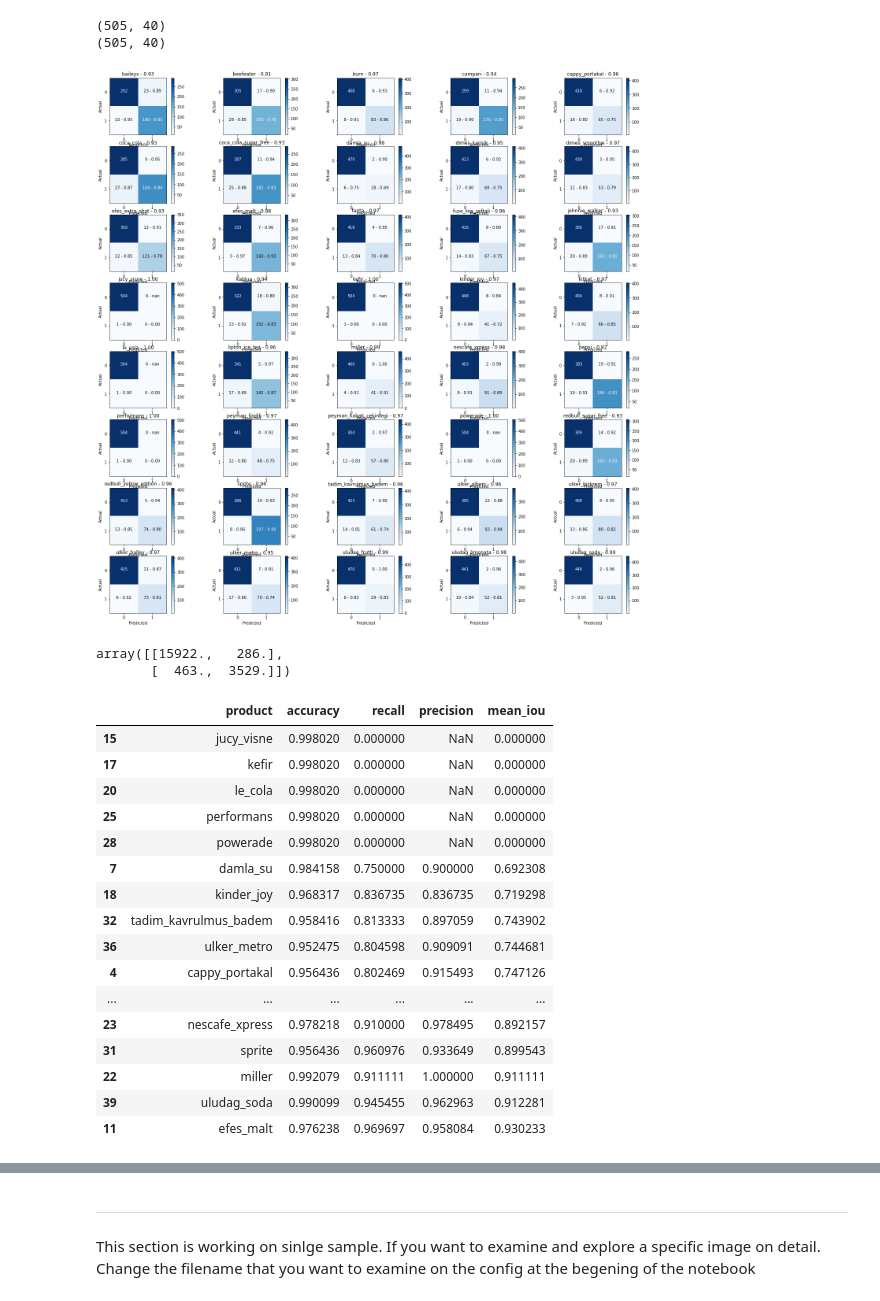
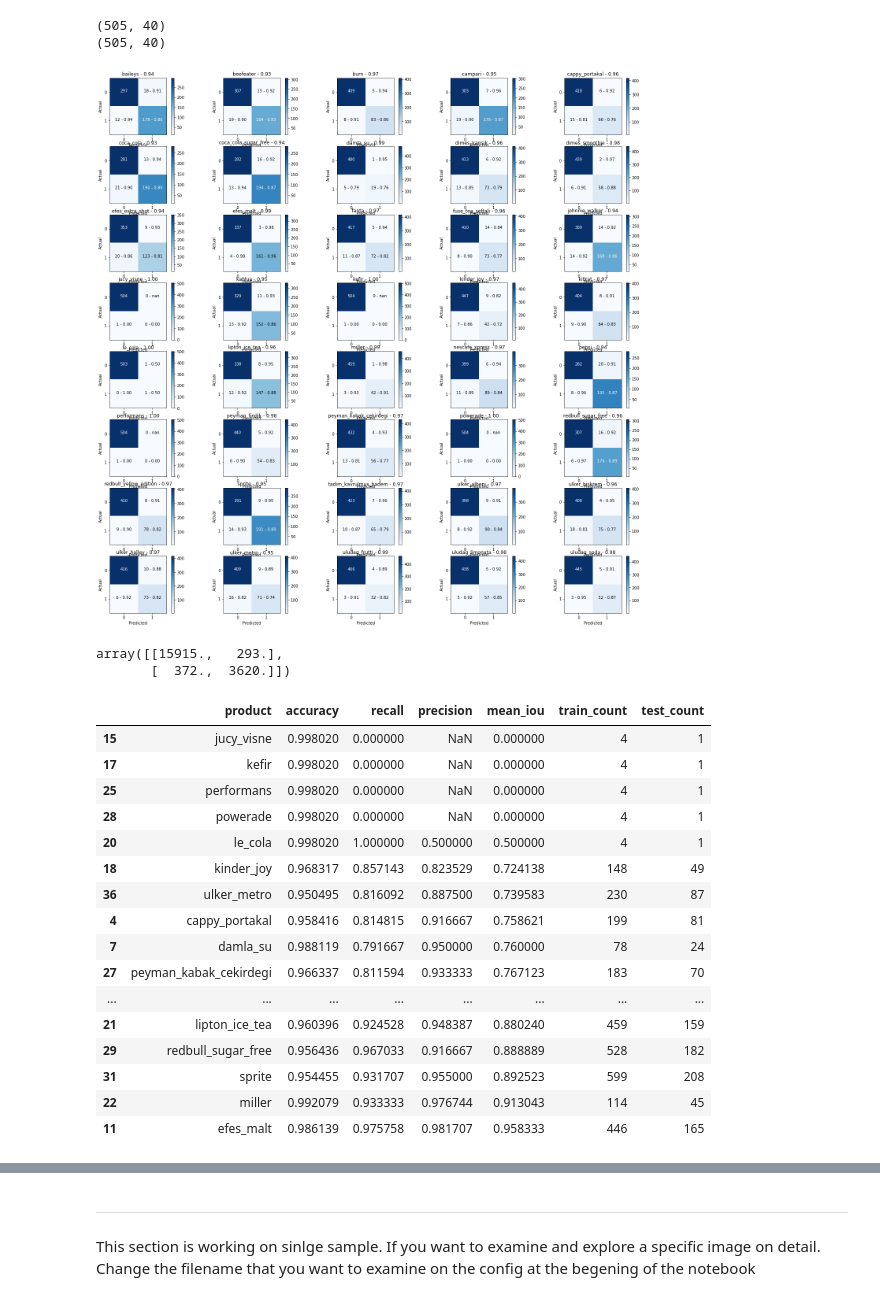
Before and after one commit to hakanonal/minibar, a Jupyter notebook: evaluation.ipynb, the cells around one changed output, grey strips where cells are left out. Cells and saved outputs as stored; diff of their text form; code cells hidden in the pictures.

Commit message:
evaluation of resnet

```diff
--- a/evaluation.ipynb
+++ b/evaluation.ipynb
@@ -8,7 +8,7 @@ _config = {
     'batch_size':1,
     'input_shape_height' : 375,
     'input_shape_width' : 262,
-    'model_filename' : 'output/simple_cnn_classification/model_v1.h5',
+    'model_filename' : 'output/resnet_classification/resnet.h5',
     'test_sample_filename' : 'data/test/00000000a9764df2_20191005_085442_4.png'
 }
 # %%
@@ -28,20 +28,22 @@ import numpy as np
 import tensorflow as tf
 import matplotlib.pyplot as plt
 from helpers.overallperformance import OverallPerformance
+from keras.applications.resnet_v2 import preprocess_input
 
 physical_devices = tf.config.experimental.list_physical_devices('GPU')
 if len(physical_devices) > 0:
     _ = tf.config.experimental.set_memory_growth(physical_devices[0], True)
 
-#df_train =  pd.read_csv('data/train_labels.csv')
+df_train =  pd.read_csv('data/train_labels.csv')
 df_test =  pd.read_csv('data/test_labels.csv')
 
 from helpers.decouple import decouple
-matrix_test,_ = decouple(df_test)
+matrix_test,classes_test = decouple(df_test)
+matrix_train,classes_train = decouple(df_train)
 from helpers.matrix_to_df import matrix_to_df
 df_test_agg = matrix_to_df(matrix_test)
 
-test_datagen = ImageDataGenerator()
+test_datagen = ImageDataGenerator(preprocessing_function=preprocess_input)
 
 test_generator = test_datagen.flow_from_dataframe(
         dataframe=df_test_agg,
@@ -49,7 +51,6 @@ test_generator = test_datagen.flow_from_dataframe(
         x_col='filename',
         y_col='class',
         target_size=(_config['input_shape_height'], _config['input_shape_width']),
-        #target_size=(_config['input_shape_width'], _config['input_shape_height']),
         batch_size=_config['batch_size'],
         class_mode='categorical')
 
@@ -133,58 +122,61 @@ report = []
 for r in range(1, columns*rows +1):
     fig.add_subplot(rows, columns, r)
     cm = cms[r-1]
     acc = (cm[0,0]+cm[1,1])/(cm[0,0]+cm[1,1]+cm[0,1]+cm[1,0])
     recall = cm[1,1] / (cm[1,1] + cm[1,0])
     precision = cm[1,1] / (cm[1,1] + cm[0,1])
     mean_iou = cm[1,1] / (cm[1,1] + cm[0,1] + cm[1,0])
+    train_count = classes_train[labels[r-1]]
+    test_count = classes_test[labels[r-1]]
     cm_all[0,0] += cm[0,0]
     cm_all[0,1] += cm[0,1]
     cm_all[1,1] += cm[1,1]
     cm_all[1,0] += cm[1,0]
-    report.append({'product':labels[r-1],'accuracy':acc,'recall':recall,'precision':precision,'mean_iou':mean_iou})
+    report.append({'product':labels[r-1],'accuracy':acc,'recall':recall,'precision':precision,'mean_iou':mean_iou,'train_count':train_count,'test_count':test_count})
     plt.imshow(cm,cmap=plt.cm.Blues,interpolation='nearest')
     plt.colorbar(orientation='vertical')
     plt.title("%s - %.2f"%(labels[r-1],acc))
     plt.xlabel('Predicted')
     plt.ylabel('Actual')
     plt.xticks([0,1])
     plt.yticks([0,1])
     for i,row in enumerate(cm):
         for j,cell in enumerate(row):
             val_text = "%d"%(cm[i,j])
             if i == 1 and j == 0:
                 val_text = "%d - %.2f"%(cm[i,j],recall)
             if i == 0 and j == 1:
                 val_text = "%d - %.2f"%(cm[i,j],precision)
             if i == 1 and j == 1:
                 val_text = "%d - %.2f"%(cm[i,j],mean_iou)
             plt.text(j,i,val_text,horizontalalignment='center',color='white'if cm[i,j] >cm.max() / 2. else 'black')
 plt.show()
 # %% [output]
-[figure, old version]
+[figure, new version]
 # %%
 cm_all
 # %% [output]
-array([[15922.,   286.],
-       [  463.,  3529.]])
+array([[15915.,   293.],
+       [  372.,  3620.]])
 # %%
 report_data = pd.DataFrame(report)
-report_data.sort_values(by=['mean_iou','recall','precision'])
+report_data = report_data.sort_values(by=['mean_iou','recall','precision'])
+report_data
 # %% [output]
-|  | product | accuracy | recall | precision | mean_iou |
-| 15 | jucy_visne | 0.998020 | 0.000000 | NaN | 0.000000 |
-| 17 | kefir | 0.998020 | 0.000000 | NaN | 0.000000 |
-| 20 | le_cola | 0.998020 | 0.000000 | NaN | 0.000000 |
-| 25 | performans | 0.998020 | 0.000000 | NaN | 0.000000 |
-| 28 | powerade | 0.998020 | 0.000000 | NaN | 0.000000 |
-| 7 | damla_su | 0.984158 | 0.750000 | 0.900000 | 0.692308 |
-| 18 | kinder_joy | 0.968317 | 0.836735 | 0.836735 | 0.719298 |
-| 32 | tadim_kavrulmus_badem | 0.958416 | 0.813333 | 0.897059 | 0.743902 |
-| 36 | ulker_metro | 0.952475 | 0.804598 | 0.909091 | 0.744681 |
-| 4 | cappy_portakal | 0.956436 | 0.802469 | 0.915493 | 0.747126 |
-| ... | ... | ... | ... | ... | ... |
-| 23 | nescafe_xpress | 0.978218 | 0.910000 | 0.978495 | 0.892157 |
-| 31 | sprite | 0.956436 | 0.960976 | 0.933649 | 0.899543 |
-| 22 | miller | 0.992079 | 0.911111 | 1.000000 | 0.911111 |
-| 39 | uludag_soda | 0.990099 | 0.945455 | 0.962963 | 0.912281 |
-| 11 | efes_malt | 0.976238 | 0.969697 | 0.958084 | 0.930233 |
+|  | product | accuracy | recall | precision | mean_iou | train_count | test_count |
+| 15 | jucy_visne | 0.998020 | 0.000000 | NaN | 0.000000 | 4 | 1 |
+| 17 | kefir | 0.998020 | 0.000000 | NaN | 0.000000 | 4 | 1 |
+| 25 | performans | 0.998020 | 0.000000 | NaN | 0.000000 | 4 | 1 |
+| 28 | powerade | 0.998020 | 0.000000 | NaN | 0.000000 | 4 | 1 |
+| 20 | le_cola | 0.998020 | 1.000000 | 0.500000 | 0.500000 | 4 | 1 |
+| 18 | kinder_joy | 0.968317 | 0.857143 | 0.823529 | 0.724138 | 148 | 49 |
+| 36 | ulker_metro | 0.950495 | 0.816092 | 0.887500 | 0.739583 | 230 | 87 |
+| 4 | cappy_portakal | 0.958416 | 0.814815 | 0.916667 | 0.758621 | 199 | 81 |
+| 7 | damla_su | 0.988119 | 0.791667 | 0.950000 | 0.760000 | 78 | 24 |
+| 27 | peyman_kabak_cekirdegi | 0.966337 | 0.811594 | 0.933333 | 0.767123 | 183 | 70 |
+| ... | ... | ... | ... | ... | ... | ... | ... |
+| 21 | lipton_ice_tea | 0.960396 | 0.924528 | 0.948387 | 0.880240 | 459 | 159 |
+| 29 | redbull_sugar_free | 0.956436 | 0.967033 | 0.916667 | 0.888889 | 528 | 182 |
+| 31 | sprite | 0.954455 | 0.931707 | 0.955000 | 0.892523 | 599 | 208 |
+| 22 | miller | 0.992079 | 0.933333 | 0.976744 | 0.913043 | 114 | 45 |
+| 11 | efes_malt | 0.986139 | 0.975758 | 0.981707 | 0.958333 | 446 | 165 |
```
Also changed, not shown: parts of 6 cells of this notebook, 1 other file.
